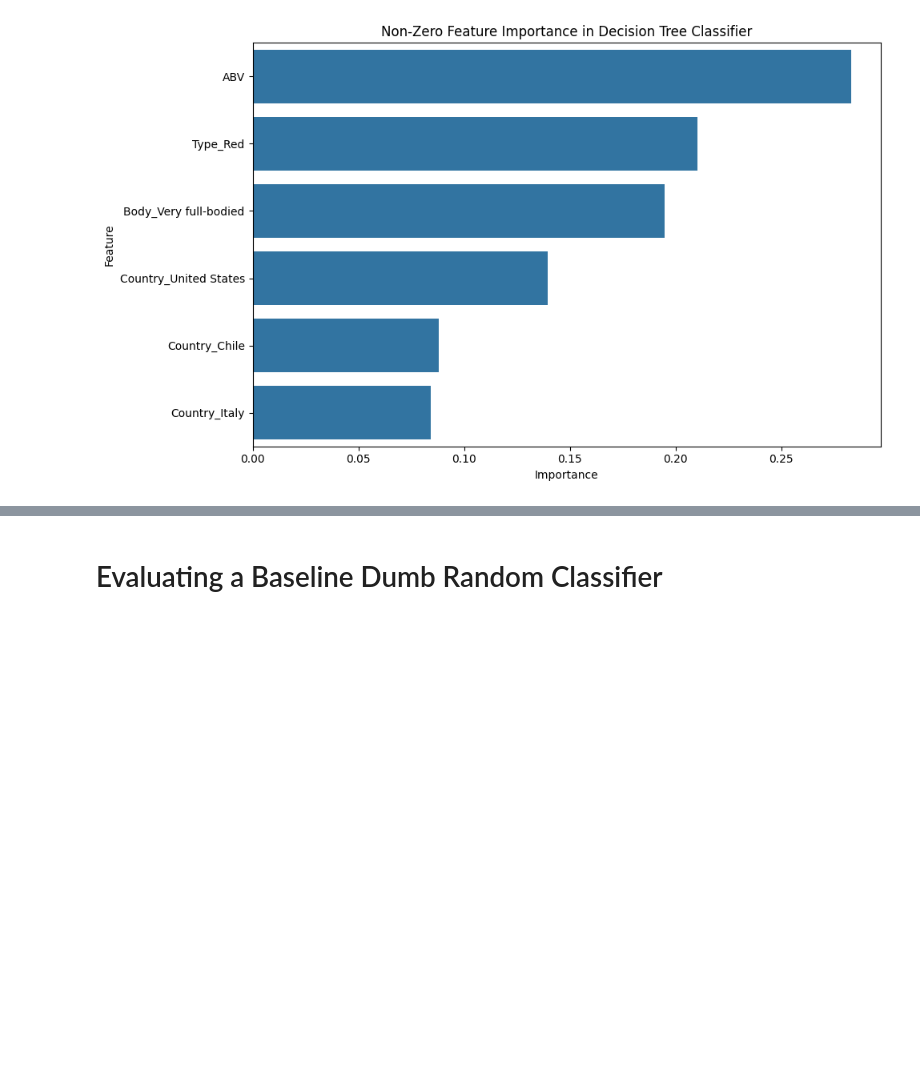
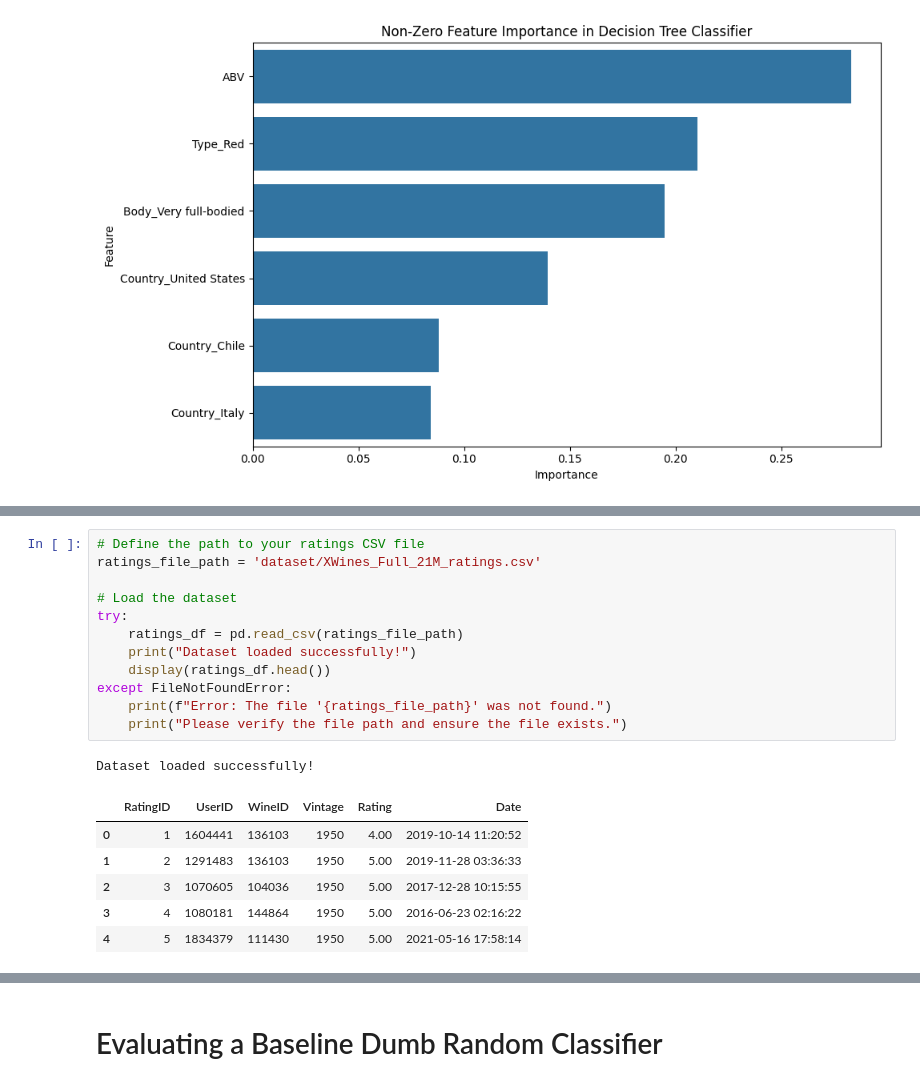
Before and after one commit to NikiLalev/rs_project_group12, a Jupyter notebook: individual_recsys_joao.ipynb, the cells around one changed output, grey strips where cells are left out. Drawn from its saved outputs; the diff is of its cells as text; blank space fills up the shorter version.

```diff
--- a/individual_recsys_joao.ipynb
+++ b/individual_recsys_joao.ipynb
@@ -1013,0 +1024,20 @@ plt.show()
+# %%
+# Define the path to your ratings CSV file
+ratings_file_path = 'dataset/XWines_Full_21M_ratings.csv'
+
+# Load the dataset
+try:
+    ratings_df = pd.read_csv(ratings_file_path)
+    print("Dataset loaded successfully!")
+    display(ratings_df.head())
+except FileNotFoundError:
+    print(f"Error: The file '{ratings_file_path}' was not found.")
+    print("Please verify the file path and ensure the file exists.")
+# %% [output]
+Dataset loaded successfully!
+|  | RatingID | UserID | WineID | Vintage | Rating | Date |
+| 0 | 1 | 1604441 | 136103 | 1950 | 4.00 | 2019-10-14 11:20:52 |
+| 1 | 2 | 1291483 | 136103 | 1950 | 5.00 | 2019-11-28 03:36:33 |
+| 2 | 3 | 1070605 | 104036 | 1950 | 5.00 | 2017-12-28 10:15:55 |
+| 3 | 4 | 1080181 | 144864 | 1950 | 5.00 | 2016-06-23 02:16:22 |
+| 4 | 5 | 1834379 | 111430 | 1950 | 5.00 | 2021-05-16 17:58:14 |
```
Also changed, not shown: parts of 8 cells of this notebook, 1 other file.
